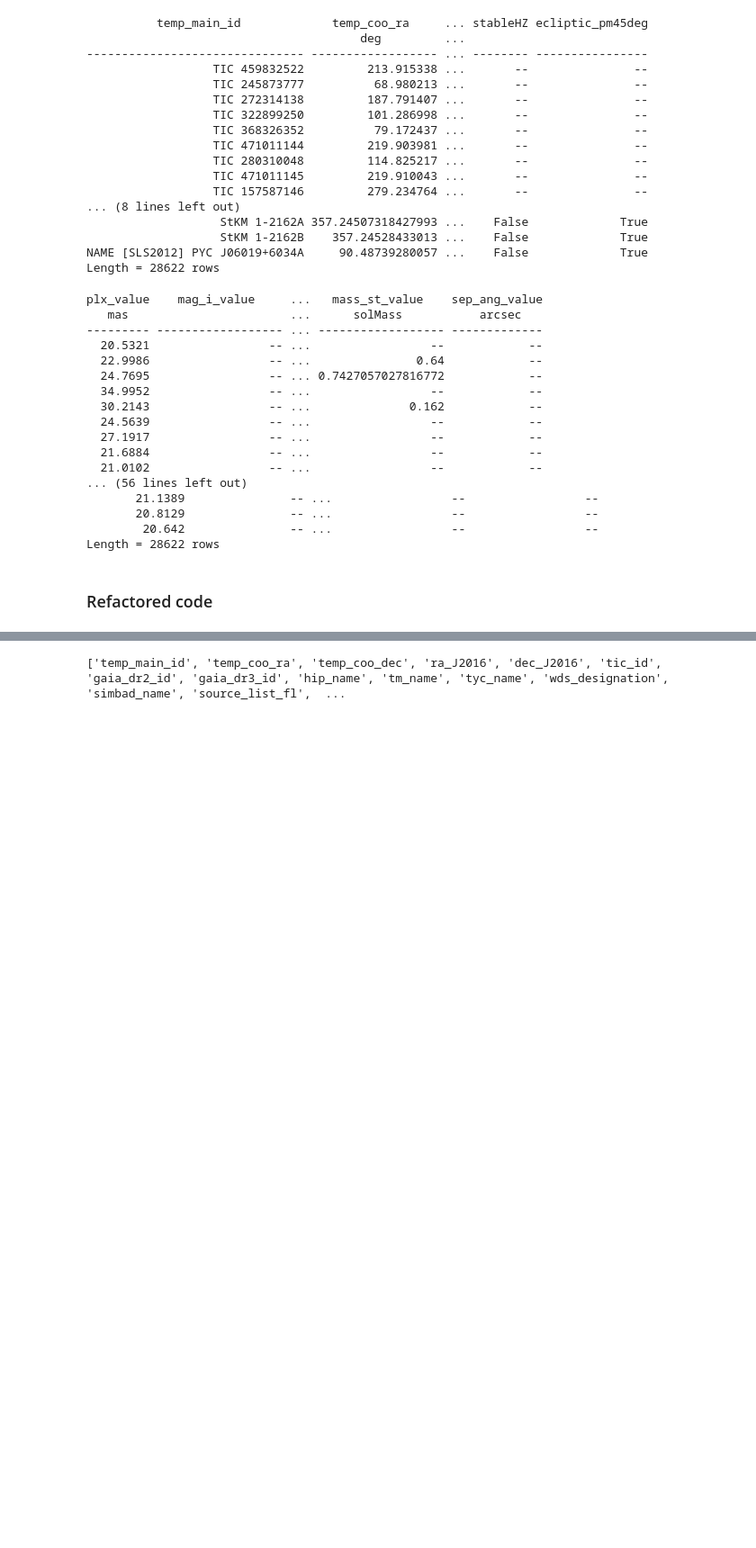
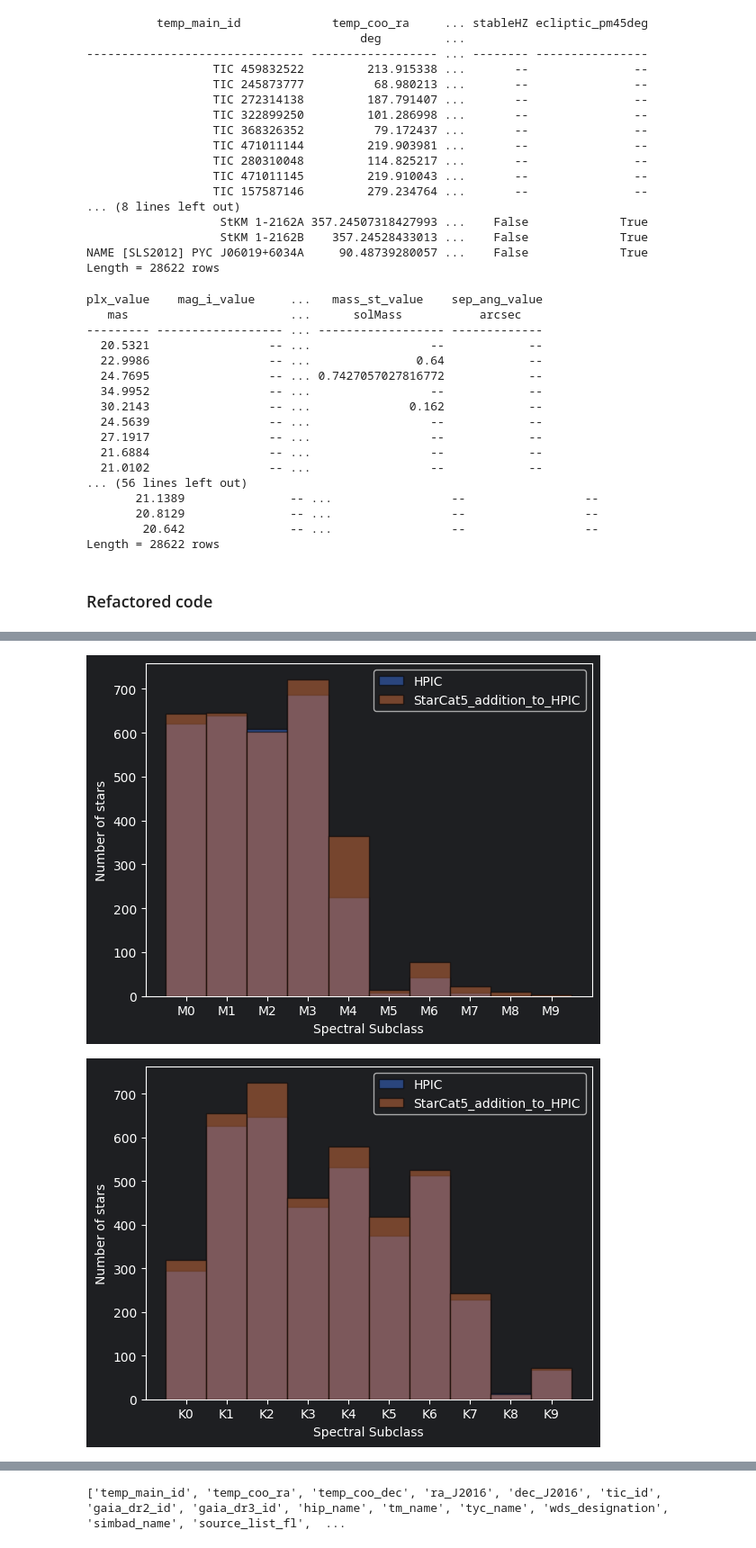
Before and after one commit to fmenti/life_td, a Jupyter notebook: data_generation/life_td_data_generation/catalog/starcat5_merger/NewProject.ipynb, the cells around one changed output, grey strips where cells are left out. Shown at 90% size. Saved outputs shown, nothing was run; the diff lists cells and outputs as text; code cells hidden in the pictures; blank space fills up the shorter version.

```diff
--- a/data_generation/life_td_data_generation/catalog/starcat5_merger/NewProject.ipynb
+++ b/data_generation/life_td_data_generation/catalog/starcat5_merger/NewProject.ipynb
@@ -240,0 +336,65 @@ Length = 28819 rows
+# %%
+import numpy as np
+
+
+def spec_dist_plot(pre_merge_hpic):
+    x = ["M0","M1","M2","M3","M4","M5","M6","M7","M8","M9"]
+    spectype = np.array(pre_merge_hpic['temp_sptype_string'])
+    for i in range(len(spectype)):
+        spectype[i]=spectype[i][0:2]
+    plt.figure()
+    plt.hist(spectype)
+    plt.xlabel("Spectral Subclass")
+    plt.ylabel("Number of stars")
+    plt.show()
+    return
+# %%
+import numpy as np
+import matplotlib.pyplot as plt
+
+def spec_dist_plot(catalogs,x):
+    plt.figure()
+
+    for cat,label in zip(catalogs,["HPIC","StarCat5_addition_to_HPIC"]):
+        spectype = np.array(cat["temp_sptype_string"]).astype(str)
+
+        # Reduce spectral types to first two characters, e.g. "M3.4" -> "M3"
+        spectype = np.array([s[:2] for s in spectype])
+
+        # Keep only spectral types listed in x
+        spectype = spectype[np.isin(spectype, x)]
+
+
+        plt.hist(spectype, bins=np.arange(len(x) + 1) - 0.5, edgecolor="black",label = label, alpha = 0.5)
+    plt.xticks(range(len(x)), x)
+    plt.xlabel("Spectral Subclass")
+    plt.ylabel("Number of stars")
+    plt.legend()
+
+    plt.show()
+
+    return
+
+spec_dist_plot([pre_merge_hpic, masked_starcat5],
+               ["M0", "M1", "M2", "M3", "M4", "M5", "M6", "M7", "M8", "M9"])
+
+spec_dist_plot([pre_merge_hpic, masked_starcat5],
+               ["K0", "K1", "K2", "K3", "K4", "K5", "K6", "K7", "K8", "K9"])
+
+spec_dist_plot([pre_merge_hpic, masked_starcat5],
+               ["G0", "G1", "G2", "G3", "G4", "G5", "G6", "G7", "G8", "G9"])
+
+spec_dist_plot([pre_merge_hpic, masked_starcat5],
+               ["F0", "F1", "F2", "F3", "F4", "F5", "F6", "F7", "F8", "F9"])
+
+spec_dist_plot([pre_merge_hpic, masked_starcat5],
+               ["A0", "A1", "A2", "A3", "A4", "A5", "A6", "A7", "A8", "A9"])
+
+spec_dist_plot([pre_merge_hpic, masked_starcat5],
+               ["B0", "B1", "B2", "B3", "B4", "B5", "B6", "B7", "B8", "B9"])
+
+spec_dist_plot([pre_merge_hpic, masked_starcat5],
+               ["O0", "O1", "O2", "O3", "O4", "O5", "O6", "O7", "O8", "O9"])
+# %% [output]
+[figure, added]
+[figure, added]
```
Also changed, not shown: parts of 14 cells of this notebook, 1 other file.
